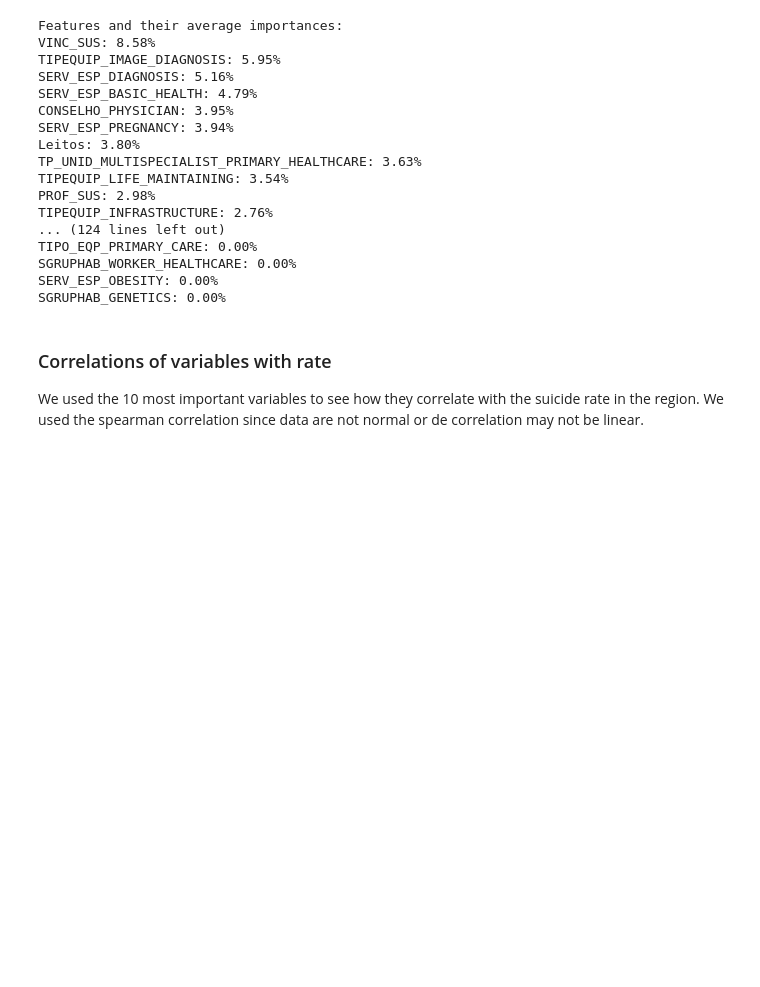
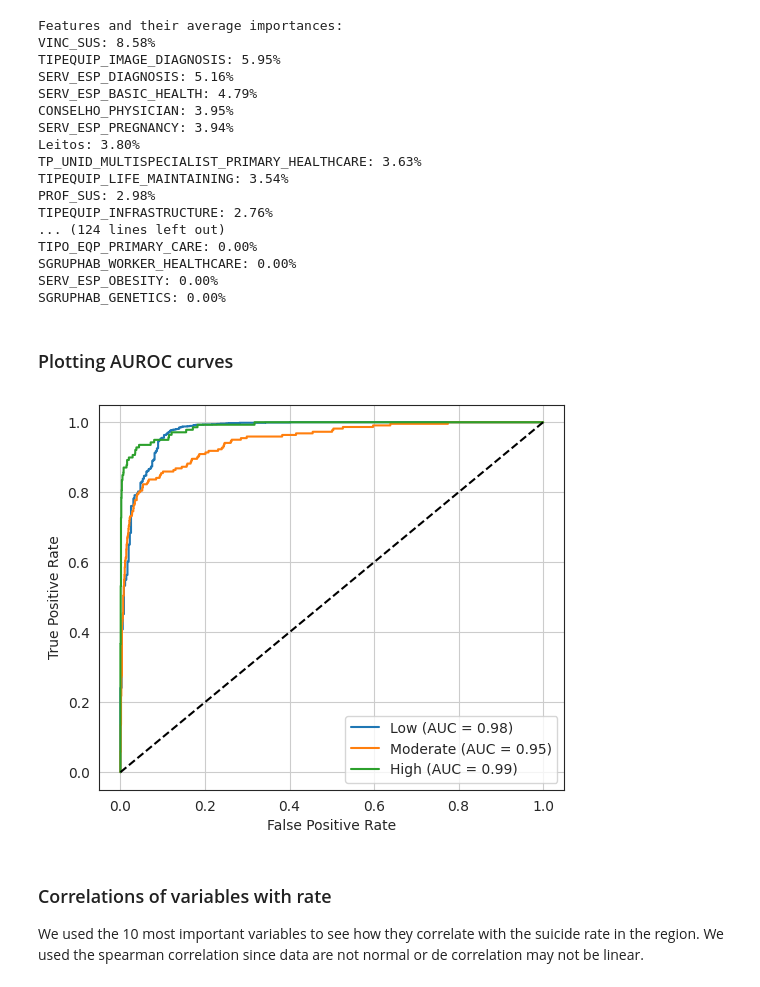
Before and after one commit to caibealves/Suicide_Rate, a Jupyter notebook: Rate_Infrastructure_Analysis.ipynb, the cells around one changed output. Cells and saved outputs as stored; diff of their text form; code cells hidden in the pictures; blank space fills up the shorter version.

```diff
--- a/Rate_Infrastructure_Analysis.ipynb
+++ b/Rate_Infrastructure_Analysis.ipynb
@@ -273,6 +281,38 @@ TIPO_EQP_PRIMARY_CARE: 0.00%
 SGRUPHAB_WORKER_HEALTHCARE: 0.00%
 SERV_ESP_OBESITY: 0.00%
 SGRUPHAB_GENETICS: 0.00%
+# %% [markdown]
+### Plotting AUROC curves
+# %%
+y_proba = xg.predict_proba(X_test)
+
+classes = [0,1,2] # low, moderate, and high rates
+y_test_bina = label_binarize(y_test, classes=classes) # we have to binarize the classes, to compute auc of one class against the others
+# %%
+fpr = dict()
+tpr = dict()
+roc_auc = dict()
+
+for i in range(len(classes)):
+  fpr[i], tpr[i], _ = roc_curve(y_test_bina[:,i], y_proba[:,i])
+  roc_auc[i] = auc(fpr[i], tpr[i])
+# %%
+plt.figure(figsize=(6, 5))
+class_name = ['Low', 'Moderate', 'High']
+
+for i in range(len(classes)):
+    plt.plot(fpr[i], tpr[i], label=f'{class_name[i]} (AUC = {roc_auc[i]:.2f})')
+
+plt.plot([0, 1], [0, 1], 'k--')  # Diagonal line
+plt.xlabel('False Positive Rate')
+plt.ylabel('True Positive Rate')
+
+plt.legend()
+plt.grid(True)
+plt.savefig(fname='AUROC_North.png', dpi=300, format='png',bbox_inches='tight')
+plt.show()
+# %% [output]
+[figure, added]
 # %% [markdown]
 ### Correlations of variables with rate
 
```
Also changed, not shown: parts of 4 cells of this notebook.
